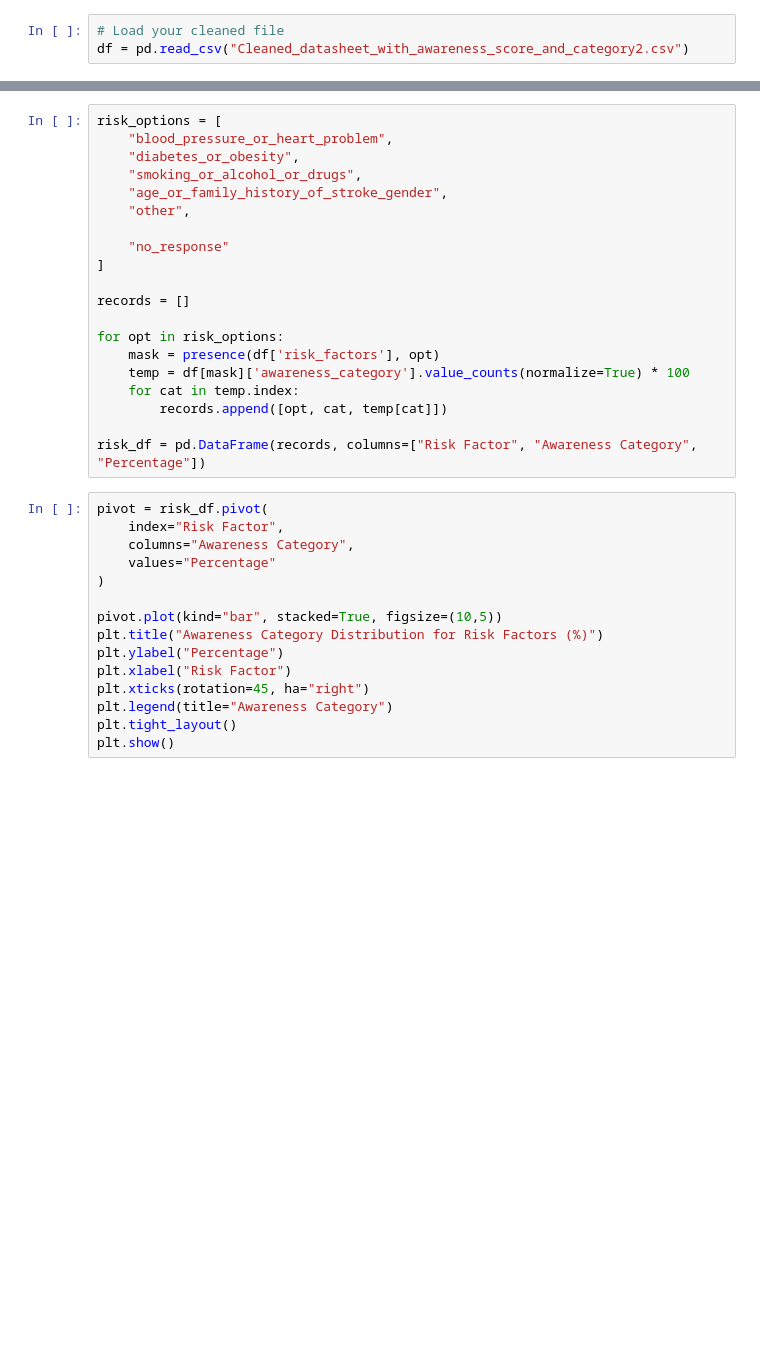
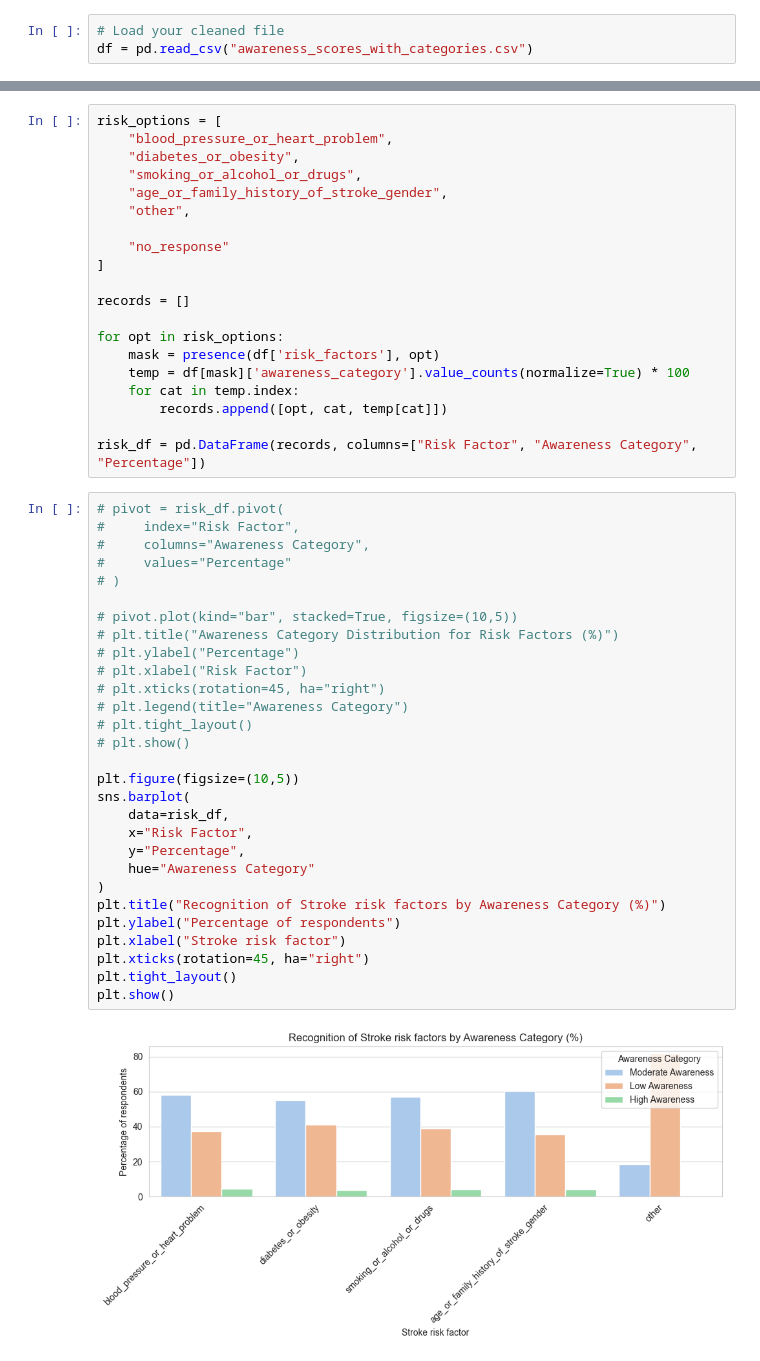
Before and after one commit to Harshali0505/Stroke-awareness-TY-mini-project, a Jupyter notebook: current_work/visualization2.ipynb, the cells around one changed output, grey strips where cells are left out. Saved outputs shown, nothing was run; the diff lists cells and outputs as text; blank space fills up the shorter version.

Commit message:
minor modification in cleaned dataset

```diff
--- a/current_work/visualization2.ipynb
+++ b/current_work/visualization2.ipynb
@@ -13,7 +13,7 @@ sns.set_palette("pastel")
 sns.set_style("whitegrid")
 # %%
 # Load your cleaned file
-df = pd.read_csv("Cleaned_datasheet_with_awareness_score_and_category2.csv")
+df = pd.read_csv("awareness_scores_with_categories.csv")
 # %%
 print("\n=== Value Counts for Each Column ===")
 for col in df.columns:
@@ -516,20 +610,36 @@ for opt in risk_options:
 
 risk_df = pd.DataFrame(records, columns=["Risk Factor", "Awareness Category", "Percentage"])
 # %%
-pivot = risk_df.pivot(
-    index="Risk Factor",
-    columns="Awareness Category",
-    values="Percentage"
+# pivot = risk_df.pivot(
+#     index="Risk Factor",
+#     columns="Awareness Category",
+#     values="Percentage"
+# )
+
+# pivot.plot(kind="bar", stacked=True, figsize=(10,5))
+# plt.title("Awareness Category Distribution for Risk Factors (%)")
+# plt.ylabel("Percentage")
+# plt.xlabel("Risk Factor")
+# plt.xticks(rotation=45, ha="right")
+# plt.legend(title="Awareness Category")
+# plt.tight_layout()
+# plt.show()
+
+plt.figure(figsize=(10,5))
+sns.barplot(
+    data=risk_df,
+    x="Risk Factor",
+    y="Percentage",
+    hue="Awareness Category"
 )
-
-pivot.plot(kind="bar", stacked=True, figsize=(10,5))
-plt.title("Awareness Category Distribution for Risk Factors (%)")
-plt.ylabel("Percentage")
-plt.xlabel("Risk Factor")
+plt.title("Recognition of Stroke risk factors by Awareness Category (%)")
+plt.ylabel("Percentage of respondents")
+plt.xlabel("Stroke risk factor")
 plt.xticks(rotation=45, ha="right")
-plt.legend(title="Awareness Category")
 plt.tight_layout()
 plt.show()
+# %% [output]
+[figure, added]
 # %%
 total = len(df)
 
```
Also changed, not shown: parts of 18 cells of this notebook, 32 other files.
